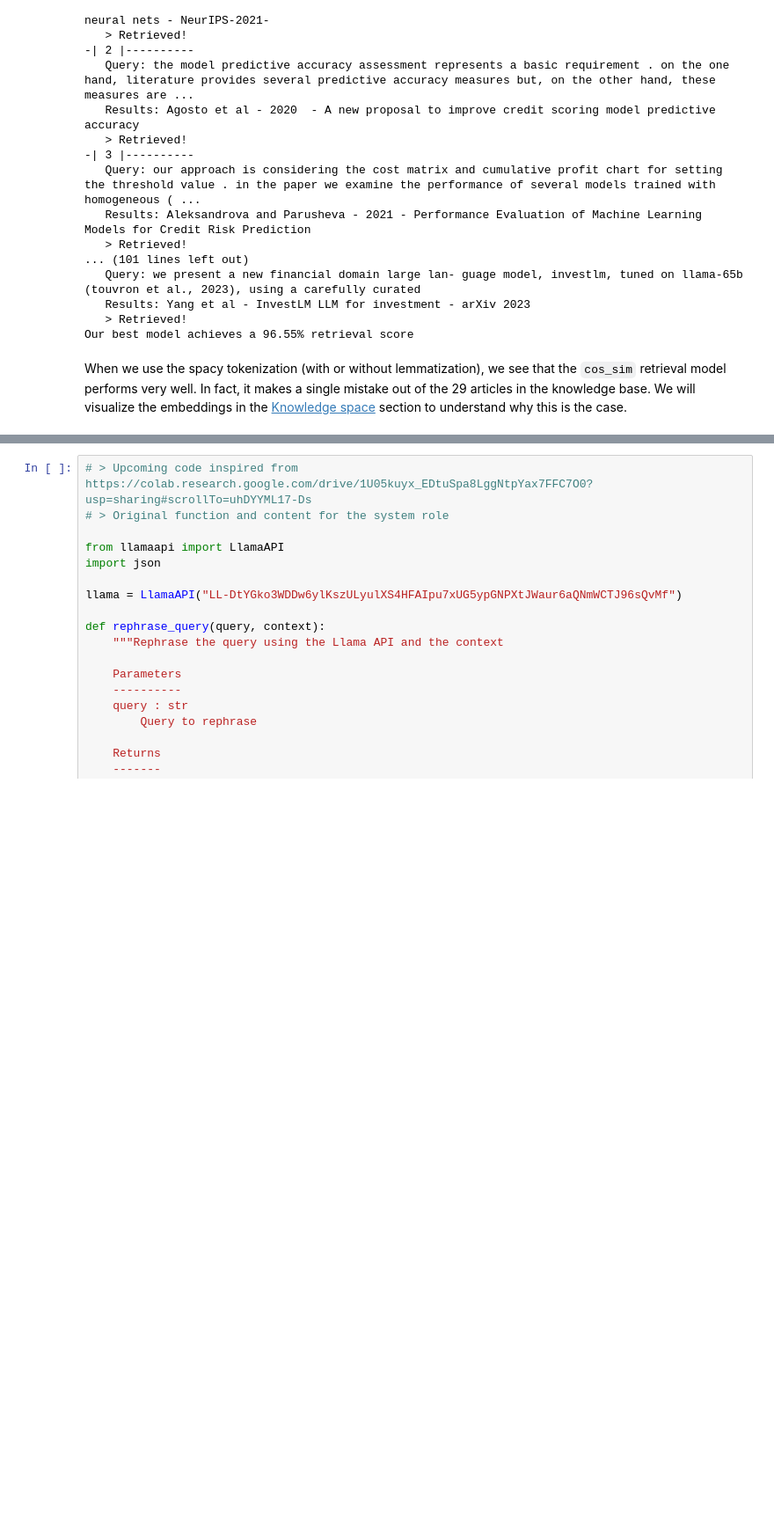
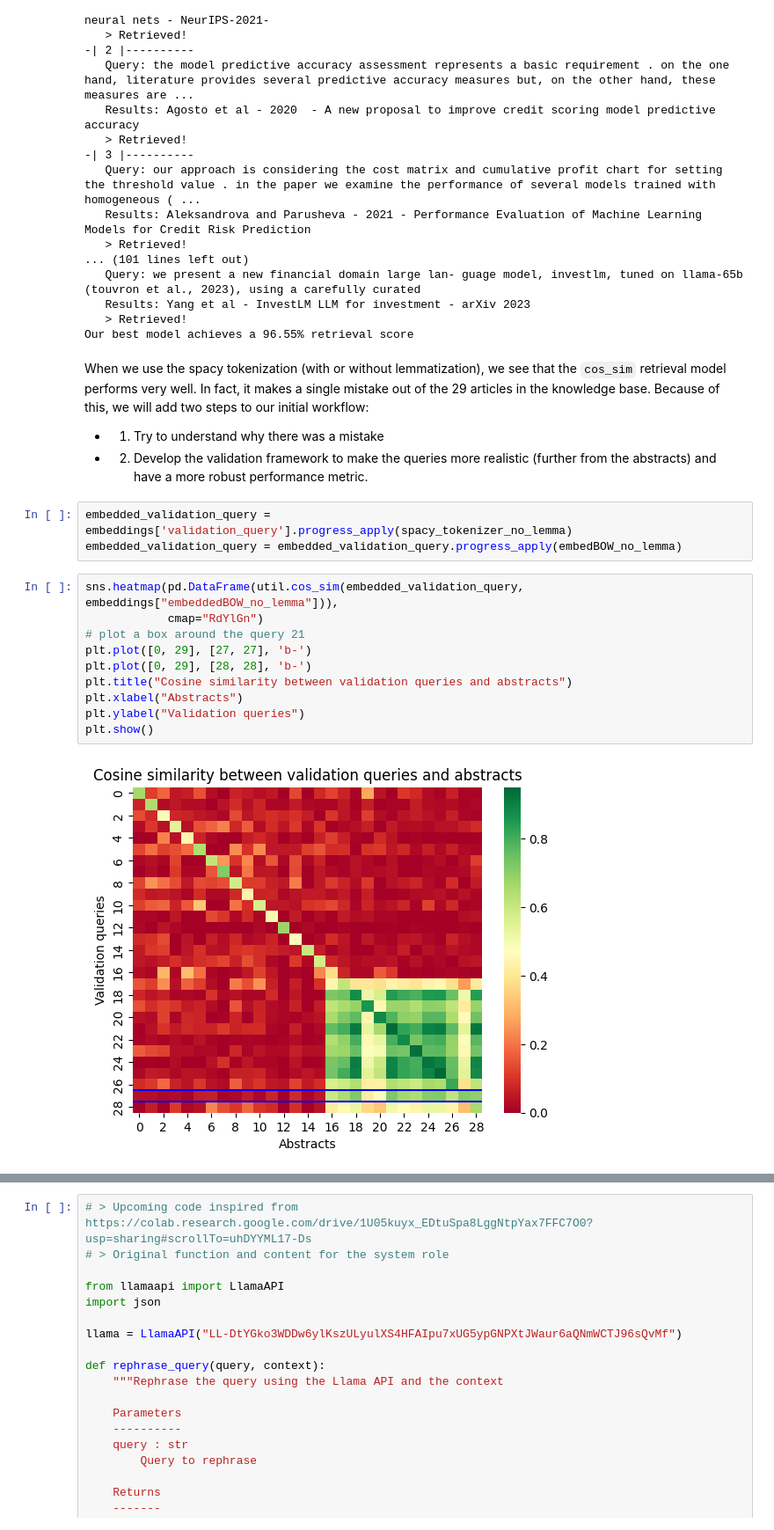
Before and after one commit to MathieuDemarets/vlerick-mai-nlp-2023, a Jupyter notebook: Final_Assignment/Articles.ipynb, the cells around one changed output, grey strips where cells are left out. Shown at 88% size. Drawn from its saved outputs; the diff is of its cells as text; blank space fills up the shorter version.

```diff
--- a/Final_Assignment/Articles.ipynb
+++ b/Final_Assignment/Articles.ipynb
@@ -743,4 +763,21 @@ print(f"Our best model achieves a {retrieval_score(spacy_no_lemma_cos, verbose=T
    > Retrieved!
 Our best model achieves a 96.55% retrieval score
 # %% [markdown]
-When we use the spacy tokenization (with or without lemmatization), we see that the `cos_sim` retrieval model performs very well. In fact, it makes a single mistake out of the 29 articles in the knowledge base. We will visualize the embeddings in the [Knowledge space](#3.-Knowledge-space) section to understand why this is the case.
+When we use the spacy tokenization (with or without lemmatization), we see that the `cos_sim` retrieval model performs very well. In fact, it makes a single mistake out of the 29 articles in the knowledge base. Because of this, we will add two steps to our initial workflow:
+- 1. Try to understand why there was a mistake
+- 2. Develop the validation framework to make the queries more realistic (further from the abstracts) and have a more robust performance metric.
+# %%
+embedded_validation_query = embeddings['validation_query'].progress_apply(spacy_tokenizer_no_lemma)
+embedded_validation_query = embedded_validation_query.progress_apply(embedBOW_no_lemma)
+# %%
+sns.heatmap(pd.DataFrame(util.cos_sim(embedded_validation_query, embeddings["embeddedBOW_no_lemma"])),
+            cmap="RdYlGn")
+# plot a box around the query 21
+plt.plot([0, 29], [27, 27], 'b-')
+plt.plot([0, 29], [28, 28], 'b-')
+plt.title("Cosine similarity between validation queries and abstracts")
+plt.xlabel("Abstracts")
+plt.ylabel("Validation queries")
+plt.show()
+# %% [output]
+[figure, added]
```
Also changed, not shown: parts of 50 cells of this notebook, 16 other files.
